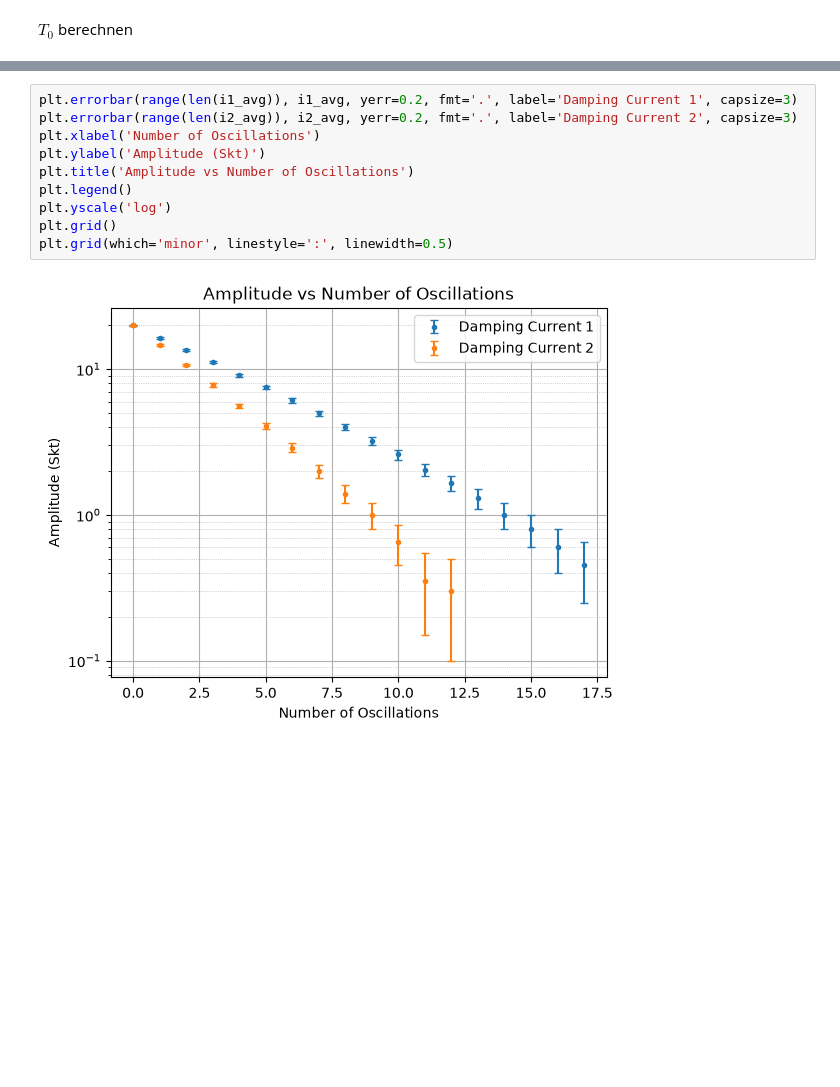
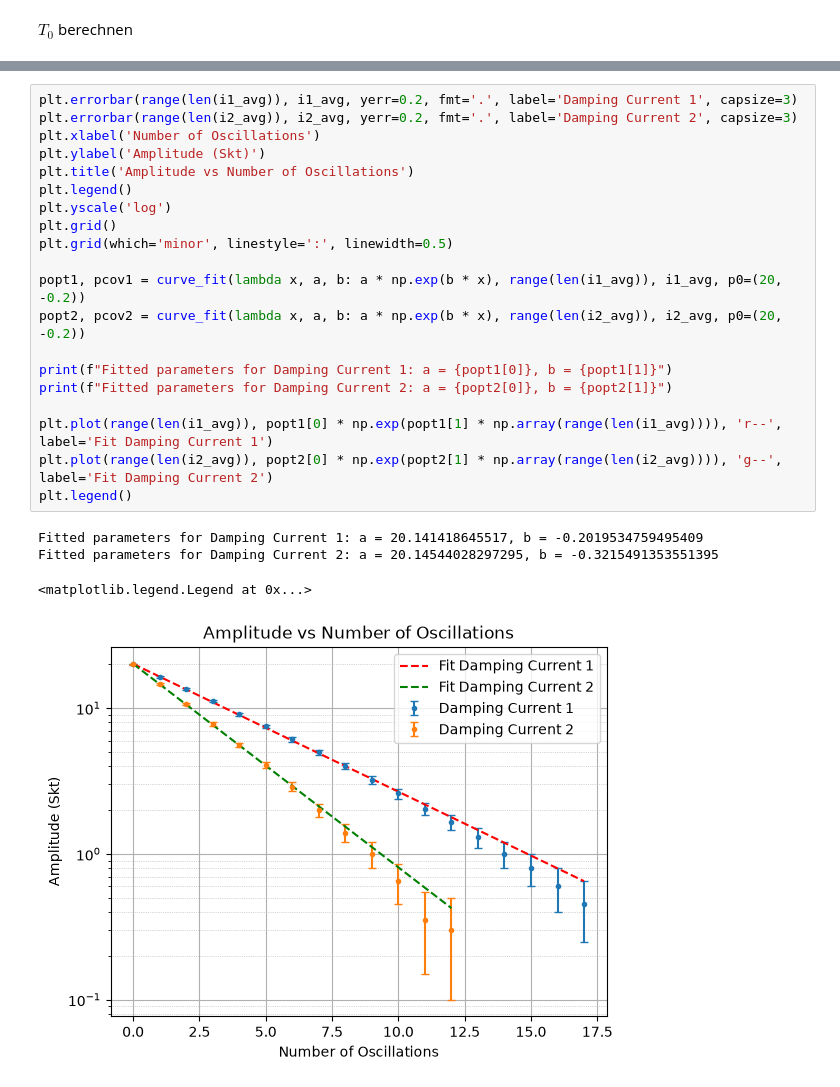
Before and after one commit to IchKaueHolz/PAP1, a Jupyter notebook: Versuch 13/Auswertung/code/V13.ipynb, the cells around one changed output, grey strips where cells are left out. Drawn from its saved outputs; the diff is of its cells as text; blank space fills up the shorter version.

```diff
--- a/Versuch 13/Auswertung/code/V13.ipynb
+++ b/Versuch 13/Auswertung/code/V13.ipynb
@@ -58,12 +59,25 @@ Averages for Damping Current 2: [20.0, 14.7, 10.7, 7.8, 5.6, 4.1, 2.9, 2.0, 1.4,
 # %%
 plt.errorbar(range(len(i1_avg)), i1_avg, yerr=0.2, fmt='.', label='Damping Current 1', capsize=3)
 plt.errorbar(range(len(i2_avg)), i2_avg, yerr=0.2, fmt='.', label='Damping Current 2', capsize=3)
 plt.xlabel('Number of Oscillations')
 plt.ylabel('Amplitude (Skt)')
 plt.title('Amplitude vs Number of Oscillations')
 plt.legend()
 plt.yscale('log')
 plt.grid()
 plt.grid(which='minor', linestyle=':', linewidth=0.5)
+
+popt1, pcov1 = curve_fit(lambda x, a, b: a * np.exp(b * x), range(len(i1_avg)), i1_avg, p0=(20, -0.2))
+popt2, pcov2 = curve_fit(lambda x, a, b: a * np.exp(b * x), range(len(i2_avg)), i2_avg, p0=(20, -0.2))
+
+print(f"Fitted parameters for Damping Current 1: a = {popt1[0]}, b = {popt1[1]}")
+print(f"Fitted parameters for Damping Current 2: a = {popt2[0]}, b = {popt2[1]}")
+
+plt.plot(range(len(i1_avg)), popt1[0] * np.exp(popt1[1] * np.array(range(len(i1_avg)))), 'r--', label='Fit Damping Current 1')
+plt.plot(range(len(i2_avg)), popt2[0] * np.exp(popt2[1] * np.array(range(len(i2_avg)))), 'g--', label='Fit Damping Current 2')
+plt.legend()
 # %% [output]
+Fitted parameters for Damping Current 1: a = 20.141418645517, b = -0.2019534759495409
+Fitted parameters for Damping Current 2: a = 20.14544028297295, b = -0.3215491353551395
+<matplotlib.legend.Legend at 0x...>
-[figure, old version]
+[figure, new version]
```
Also changed, not shown: parts of 10 cells of this notebook, 10 other files.
